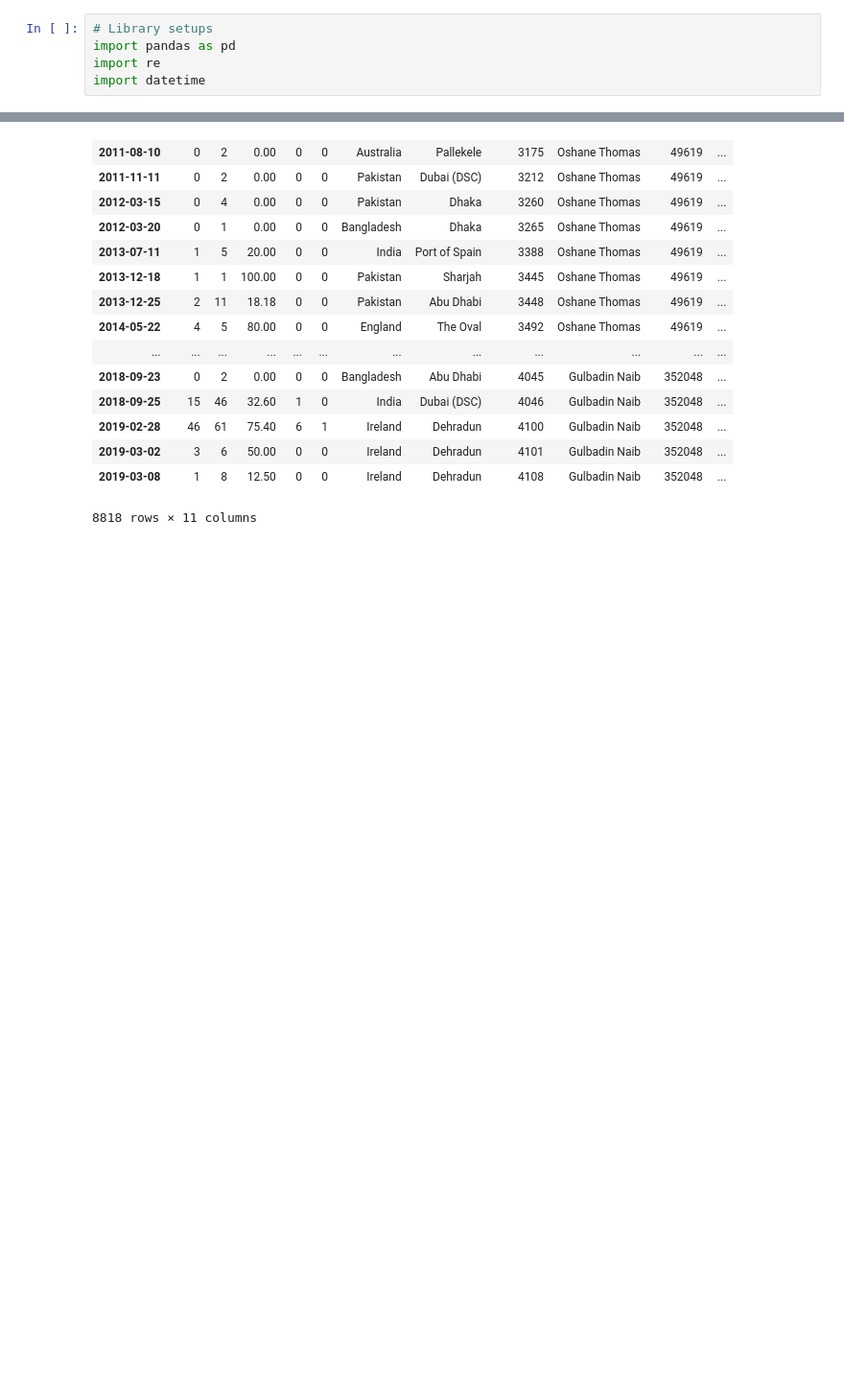
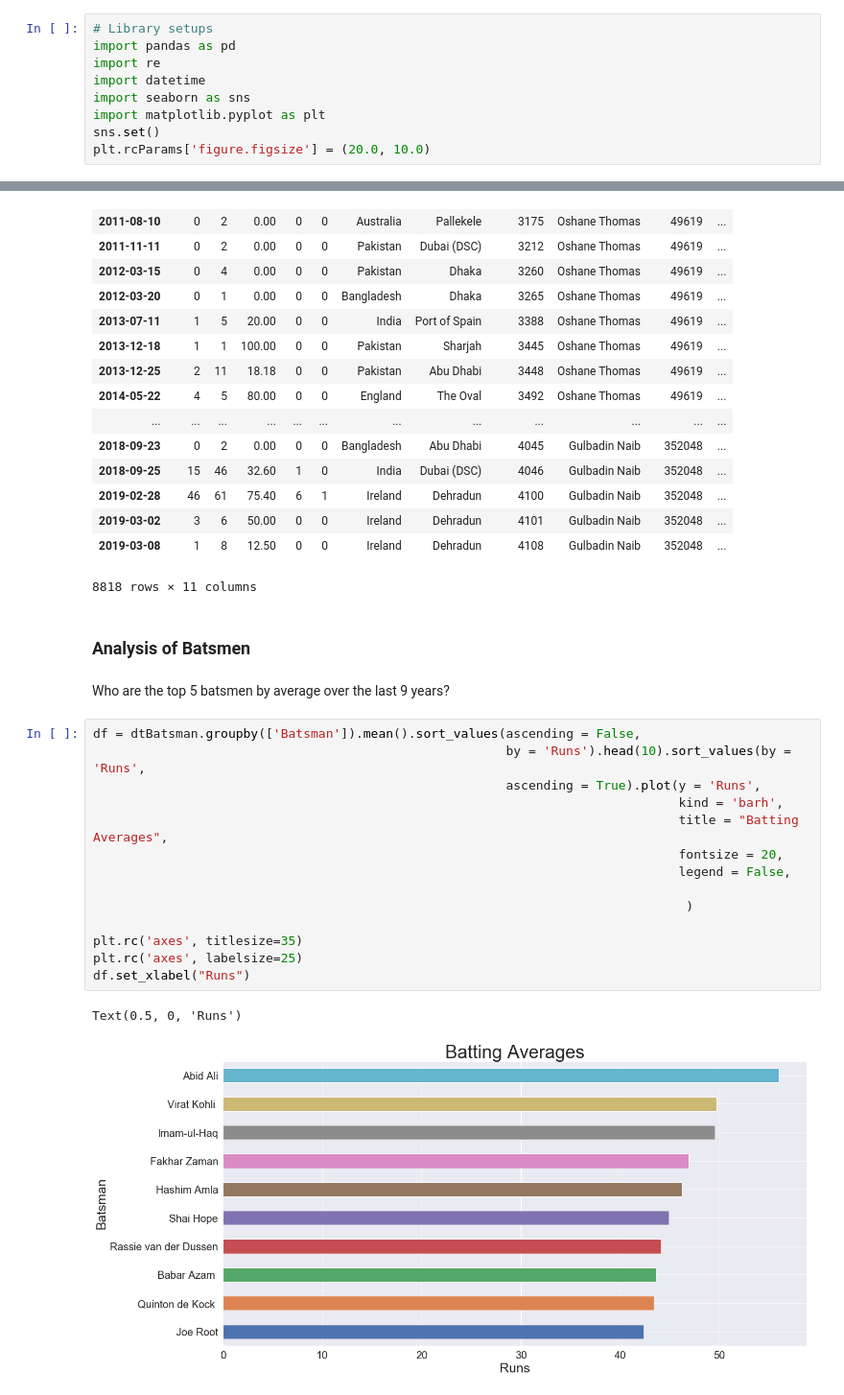
Before and after one commit to smacintyreR/cricket-analysis-python, a Jupyter notebook: Cricket Analysis - Sam MacIntyre.ipynb, the cells around one changed output, grey strips where cells are left out. Shown at 96% size. Saved outputs shown, nothing was run; the diff lists cells and outputs as text; blank space fills up the shorter version.

```diff
--- a/Cricket Analysis - Sam MacIntyre.ipynb
+++ b/Cricket Analysis - Sam MacIntyre.ipynb
@@ -9,6 +9,10 @@ A small toy project to perform some data exploration and prediction on cricket d
 import pandas as pd
 import re
 import datetime
+import seaborn as sns
+import matplotlib.pyplot as plt
+sns.set()
+plt.rcParams['figure.figsize'] = (20.0, 10.0)
 # %%
 # Import match and player data
 dtBatsman = pd.read_csv("Batsman_Data.csv")
@@ -407,3 +411,24 @@ dtBatsman
 | 2019-03-02 | 3 | 6 | 50.00 | 0 | 0 | Ireland | Dehradun | 4101 | Gulbadin Naib | 352048 | ... |
 | 2019-03-08 | 1 | 8 | 12.50 | 0 | 0 | Ireland | Dehradun | 4108 | Gulbadin Naib | 352048 | ... |
 8818 rows × 11 columns
+# %% [markdown]
+### Analysis of Batsmen
+# %% [markdown]
+Who are the top 5 batsmen by average over the last 9 years?
+# %%
+df = dtBatsman.groupby(['Batsman']).mean().sort_values(ascending = False,
+                                                       by = 'Runs').head(10).sort_values(by = 'Runs',
+                                                       ascending = True).plot(y = 'Runs',
+                                                                              kind = 'barh',
+                                                                              title = "Batting Averages",
+                                                                              fontsize = 20,
+                                                                              legend = False,
+
+                                                                               )
+
+plt.rc('axes', titlesize=35)
+plt.rc('axes', labelsize=25)
+df.set_xlabel("Runs")
+# %% [output]
+Text(0.5, 0, 'Runs')
+[figure, added]
```
Also changed, not shown: parts of 3 cells of this notebook.
